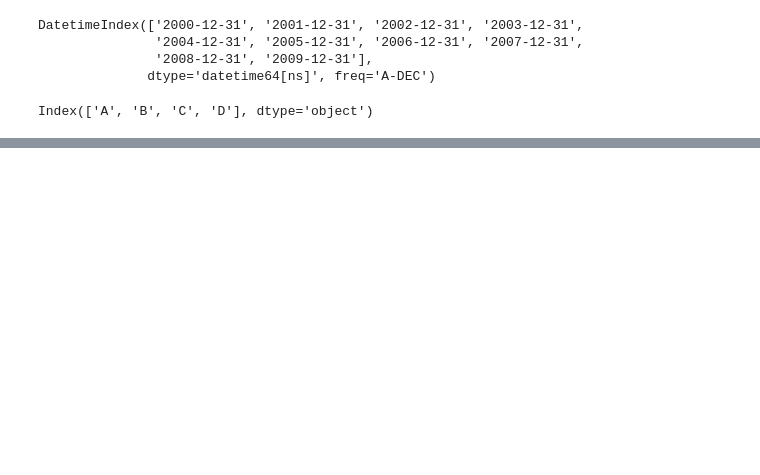
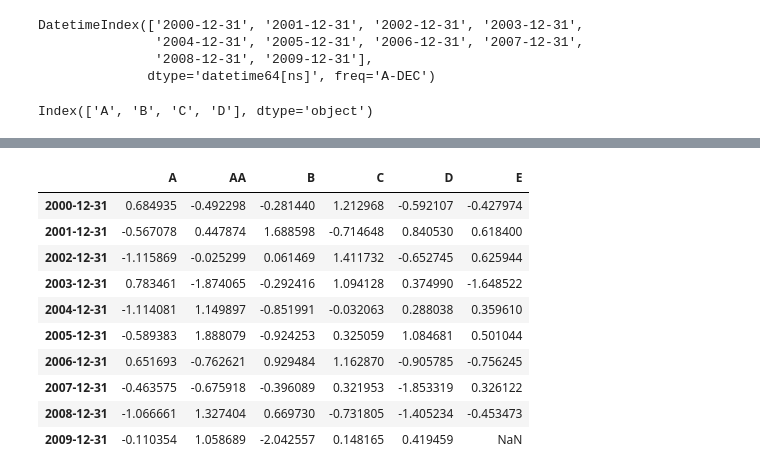
Before and after one commit to arad4228/BigData_A.I, a Jupyter notebook: BigData응용/빅데이터 응용(3월 17일 실습).ipynb, the cells around one changed output, grey strips where cells are left out. Saved outputs shown, nothing was run; the diff lists cells and outputs as text; code cells hidden in the pictures; blank space fills up the shorter version.

```diff
--- a/BigData응용/빅데이터 응용(3월 17일 실습).ipynb
+++ b/BigData응용/빅데이터 응용(3월 17일 실습).ipynb
@@ -130,0 +564,6 @@ df
+# %%
+df = pd.DataFrame(
+    np.random.randn(10,4),
+    index=pd.date_range('2000-01-01', periods=10, freq='Y'),
+    columns=["A","B","C","D"]
+)
@@ -130,0 +584,2 @@ df
+# %%
+df.insert(1,'AA', pd.Series(np.random.randn(10), index=pd.date_range('1/1/2000', periods=10, freq='Y')))
@@ -130,0 +617,16 @@ df
+# %%
+df["E"] = pd.Series(np.random.randn(9), index=pd.date_range('1/1/2000', periods=9, freq = 'Y'))
+# %%
+df
+# %% [output]
+|  | A | AA | B | C | D | E |
+| 2000-12-31 | 0.684935 | -0.492298 | -0.281440 | 1.212968 | -0.592107 | -0.427974 |
+| 2001-12-31 | -0.567078 | 0.447874 | 1.688598 | -0.714648 | 0.840530 | 0.618400 |
+| 2002-12-31 | -1.115869 | -0.025299 | 0.061469 | 1.411732 | -0.652745 | 0.625944 |
+| 2003-12-31 | 0.783461 | -1.874065 | -0.292416 | 1.094128 | 0.374990 | -1.648522 |
+| 2004-12-31 | -1.114081 | 1.149897 | -0.851991 | -0.032063 | 0.288038 | 0.359610 |
+| 2005-12-31 | -0.589383 | 1.888079 | -0.924253 | 0.325059 | 1.084681 | 0.501044 |
+| 2006-12-31 | 0.651693 | -0.762621 | 0.929484 | 1.162870 | -0.905785 | -0.756245 |
+| 2007-12-31 | -0.463575 | -0.675918 | -0.396089 | 0.321953 | -1.853319 | 0.326122 |
+| 2008-12-31 | -1.066661 | 1.327404 | 0.669730 | -0.731805 | -1.405234 | -0.453473 |
+| 2009-12-31 | -0.110354 | 1.058689 | -2.042557 | 0.148165 | 0.419459 | NaN |
```
Also changed, not shown: parts of 189 cells of this notebook.
